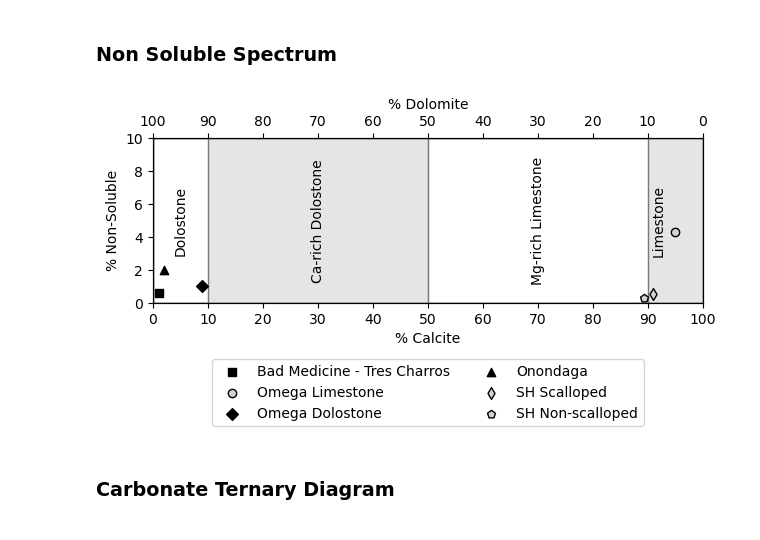
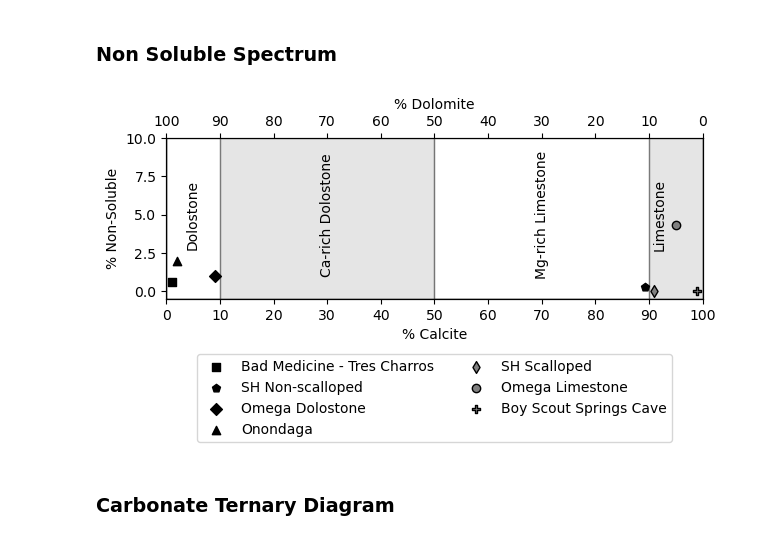
Before and after one commit to ethanoleson/Scallop_code, a Jupyter notebook: Thin Section/ternary_diagram.ipynb, the cells around one changed output. Saved outputs shown, nothing was run; the diff lists cells and outputs as text; code cells hidden in the pictures.

```diff
--- a/Thin Section/ternary_diagram.ipynb
+++ b/Thin Section/ternary_diagram.ipynb
@@ -131,8 +99,8 @@ import numpy as np
 import matplotlib.patches as patches
 
 fig, ax = plt.subplots()
-ax.set_ylim(0, 10)
-rectangle = plt.Rectangle((0, 0), 100, 10, edgecolor='black', facecolor='none')
+ax.set_ylim(-0.5, 10)
+rectangle = plt.Rectangle((0, -0.5), 100, 100.5, edgecolor='black', facecolor='none')
 ax.add_patch(rectangle)
 ax_bottom = ax.twiny()
 ax_bottom.set_xlim(100, 0)
@@ -148,51 +116,55 @@ BMTC80823A = (99, 0.6)
 Omega71923A = ( 5, 4.3)
 Omega71923B = (91, 1 )
 Onon83123A = (98, 2)
-LPSC = (9, 0.5)
+LPSC = (9, 0.0)
 LPNS = (10.667, 0.3)
+BSS90423 = (1, 0)
 
-# Black: dolostone
-# lightgray: Limestone
-# white: Gypsum
+
+# Non-scalloped: Black
+# Scalloped: Gray
 
 ax_bottom.scatter(*BMTC80823A, color='black', marker= 's', edgecolors= 'black', linewidth = 1,  label='Bad Medicine - Tres Charros')
 
-ax_bottom.scatter(*Omega71923A, color='lightgray', marker= 'o', edgecolors= 'black', linewidth = 1, label='Omega Limestone')
+ax_bottom.scatter(*LPNS, color = 'black', marker= 'p', edgecolors= 'Black', linewidths= 1, label = 'SH Non-scalloped' )
+
 
 ax_bottom.scatter(*Omega71923B, color='black', marker = 'D', edgecolors= 'black', linewidth = 1, label='Omega Dolostone')
 
 ax_bottom.scatter(*Onon83123A, color='black', marker = '^', edgecolors= 'black', linewidth = 1, label='Onondaga')
 
-ax_bottom.scatter(*LPSC, color = 'lightgray', marker= 'd', edgecolors= 'Black', linewidths= 1, label = 'SH Scalloped' )
+ax_bottom.scatter(*LPSC, color = 'gray', marker= 'd', edgecolors= 'Black', linewidths= 1, label = 'SH Scalloped' )
 
-ax_bottom.scatter(*LPNS, color = 'lightgray', marker= 'p', edgecolors= 'Black', linewidths= 1, label = 'SH Non-scalloped' )
+ax_bottom.scatter(*Omega71923A, color='gray', marker= 'o', edgecolors= 'black', linewidth = 1, label='Omega Limestone')
+
+ax_bottom.scatter(*BSS90423, color = 'gray', marker = 'P', edgecolors= 'black', linewidths= 1, label = 'Boy Scout Springs Cave' )
 
 
 # filled Region
 
-Dolostone = patches.Rectangle((0, 0), 10, 10, edgecolor='black', facecolor='none', alpha=0.3)
-Ca_rich_Dolostone = patches.Rectangle((10,0), 40, 10, edgecolor='black', facecolor='darkgray', alpha=0.3 )
-Mg_rich_Limestone = patches.Rectangle((50,0),40, 10, edgecolor='black', facecolor='none', alpha=0.3)
-Limestone = patches.Rectangle((90,0),10, 10, edgecolor='black', facecolor='darkgray', alpha=0.3)
+Dolostone = patches.Rectangle((0, -0.5), 10, 10.5, edgecolor='black', facecolor='none', alpha=0.3)
+Ca_rich_Dolostone = patches.Rectangle((10,-0.5), 40, 10.5, edgecolor='black', facecolor='darkgray', alpha=0.3 )
+Mg_rich_Limestone = patches.Rectangle((50,-0.5),40, 10.5, edgecolor='black', facecolor='none', alpha=0.3)
+Limestone = patches.Rectangle((90,-0.5),10, 10.5, edgecolor='black', facecolor='darkgray', alpha=0.3)
 ax.add_patch(Dolostone)
 ax.add_patch(Ca_rich_Dolostone)
 ax.add_patch(Mg_rich_Limestone)
 ax.add_patch(Limestone)
 
 # Classification Labels
 
 ax.text(5, 5, 'Dolostone', rotation = 90, va = 'center', ha = 'center')
 ax.text(30, 5, 'Ca-rich Dolostone', rotation = 90, va = 'center', ha = 'center')
 ax.text(70, 5, 'Mg-rich Limestone', rotation = 90, va = 'center', ha = 'center')
 ax.text(92, 5, 'Limestone', rotation = 90, va = 'center', ha = 'center')
 
 # Show the plot
 plt.legend(loc = 'upper center', bbox_to_anchor=(0.5, -0.3), ncol=2)
 plt.tight_layout()
 
 #plt.savefig('dolomite-calcite-spectrum.png', dpi = 300)
 plt.show()
 # %% [output]
-[figure, old version]
+[figure, new version]
 # %% [markdown]
 ### Carbonate Ternary Diagram
```
Also changed, not shown: parts of 2 cells of this notebook, 2 other files.
